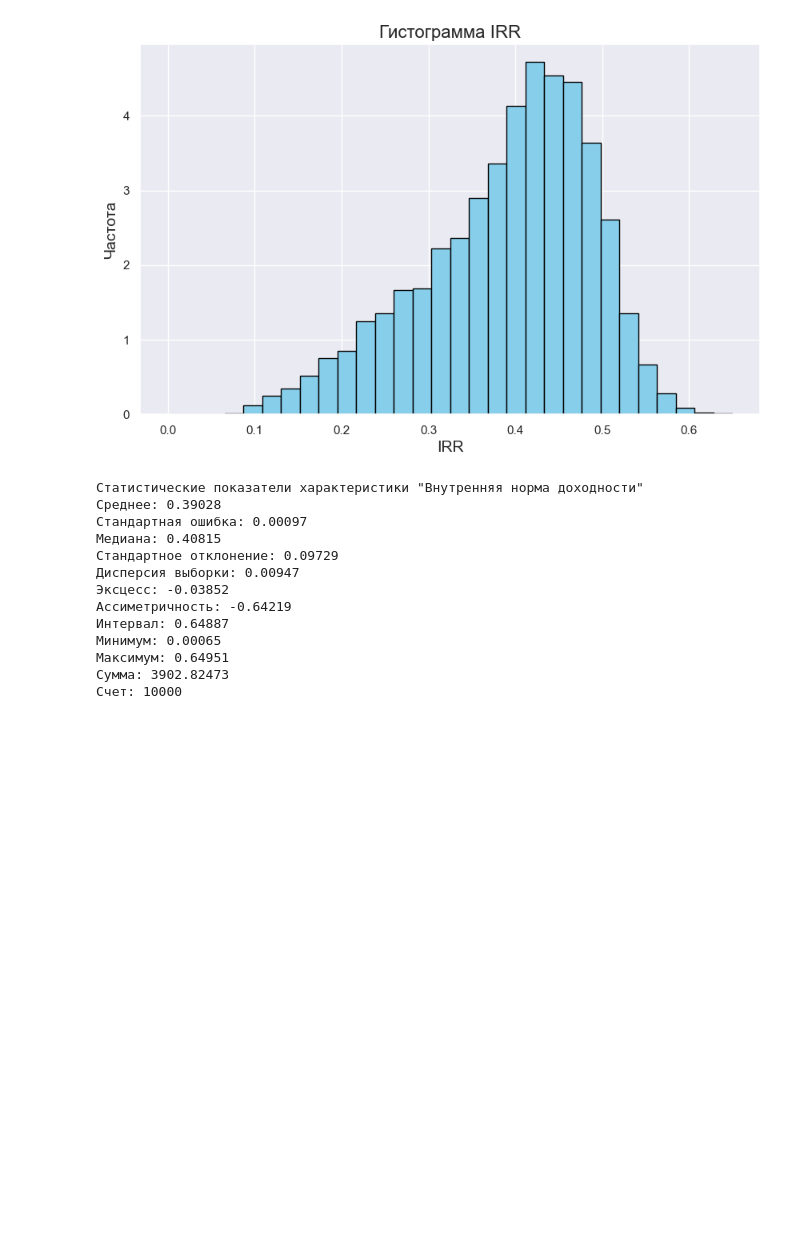
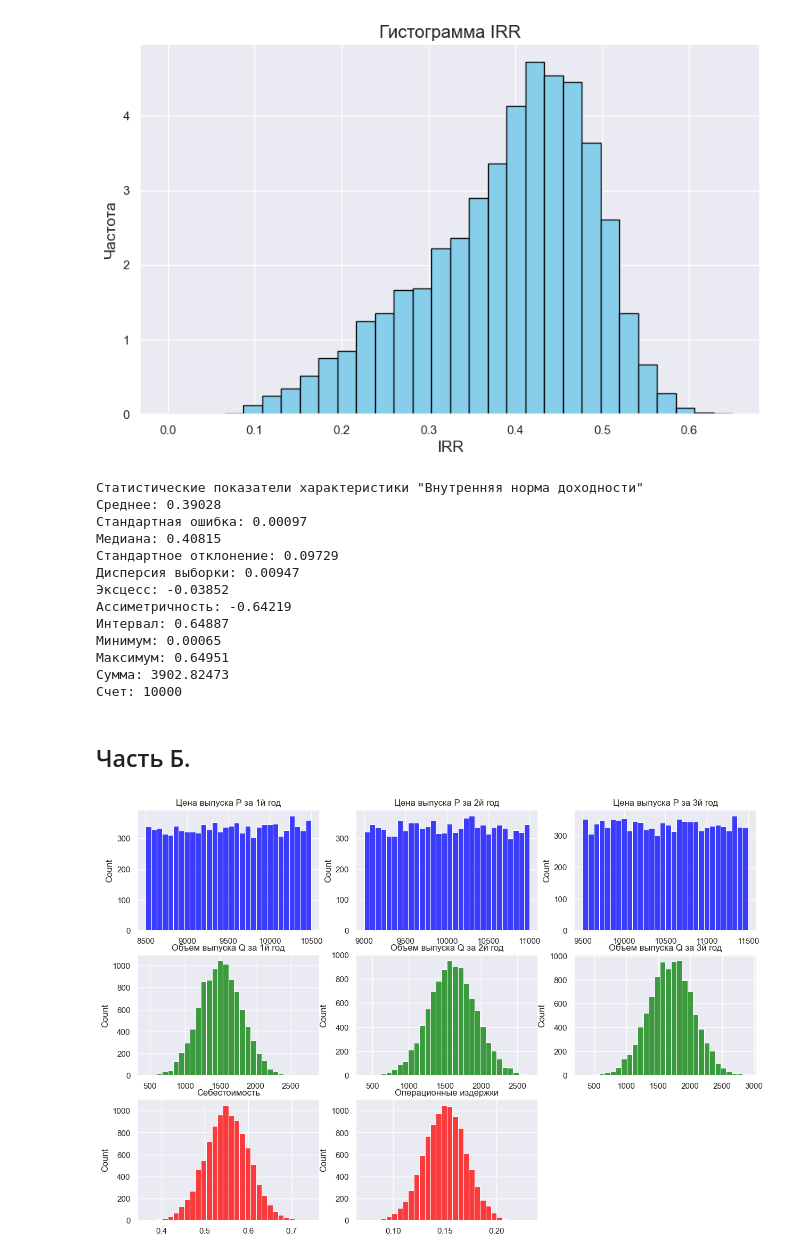
Before and after one commit to Malomalsky/imit, a Jupyter notebook: src/monte_carlo.ipynb, the cells around one changed output. Saved outputs shown, nothing was run; the diff lists cells and outputs as text; code cells hidden in the pictures; blank space fills up the shorter version.

```diff
--- a/src/monte_carlo.ipynb
+++ b/src/monte_carlo.ipynb
@@ -321,3 +321,53 @@ print_statistics(IRR)
 Максимум: 0.64951
 Сумма: 3902.82473
 Счет: 10000
+# %% [markdown]
+## Часть Б.
+# %%
+T = 0.20
+i = 0.8
+
+P1 = np.random.uniform(8500, 10500, num_samples)
+P2 = np.random.uniform(9000, 11000, num_samples)
+P3 = np.random.uniform(9500, 11500, num_samples)
+Q1 = np.random.normal(1500, 300, num_samples)
+Q2 = np.random.normal(1600, 325, num_samples)
+Q3 = np.random.normal(1700, 350, num_samples)
+X = np.random.normal(55, 5, num_samples) / 100
+Y = np.random.normal(15, 2, num_samples) / 100
+# %%
+import matplotlib.pyplot as plt
+import seaborn as sns
+import numpy as np
+# Создание фигуры и осей
+fig, axs = plt.subplots(3, 3, figsize=(15, 10))
+
+# P1 - P3
+sns.histplot(P1, bins=30, color='blue', ax=axs[0, 0])
+axs[0, 0].set_title('Цена выпуска P за 1й год')
+sns.histplot(P2, bins=30, color='blue', ax=axs[0, 1])
+axs[0, 1].set_title('Цена выпуска P за 2й год')
+sns.histplot(P3, bins=30, color='blue', ax=axs[0, 2])
+axs[0, 2].set_title('Цена выпуска P за 3й год')
+
+# Q1 - Q3
+sns.histplot(Q1, bins=30, color='green', ax=axs[1, 0])
+axs[1, 0].set_title('Объем выпуска Q за 1й год')
+sns.histplot(Q2, bins=30, color='green', ax=axs[1, 1])
+axs[1, 1].set_title('Объем выпуска Q за 2й год')
+sns.histplot(Q3, bins=30, color='green', ax=axs[1, 2])
+axs[1, 2].set_title('Объем выпуска Q за 3й год')
+
+# X и Y
+sns.histplot(X, bins=30, color='red', ax=axs[2, 0])
+axs[2, 0].set_title('Себестоимость')
+sns.histplot(Y, bins=30, color='red', ax=axs[2, 1])
+axs[2, 1].set_title('Операционные издержки')
+
+# Удаление пустого графика
+fig.delaxes(axs[2][2])
+
+# Показать график
+plt.show()
+# %% [output]
+[figure, added]
```
Also changed, not shown: parts of 7 cells of this notebook, 2 other files.
